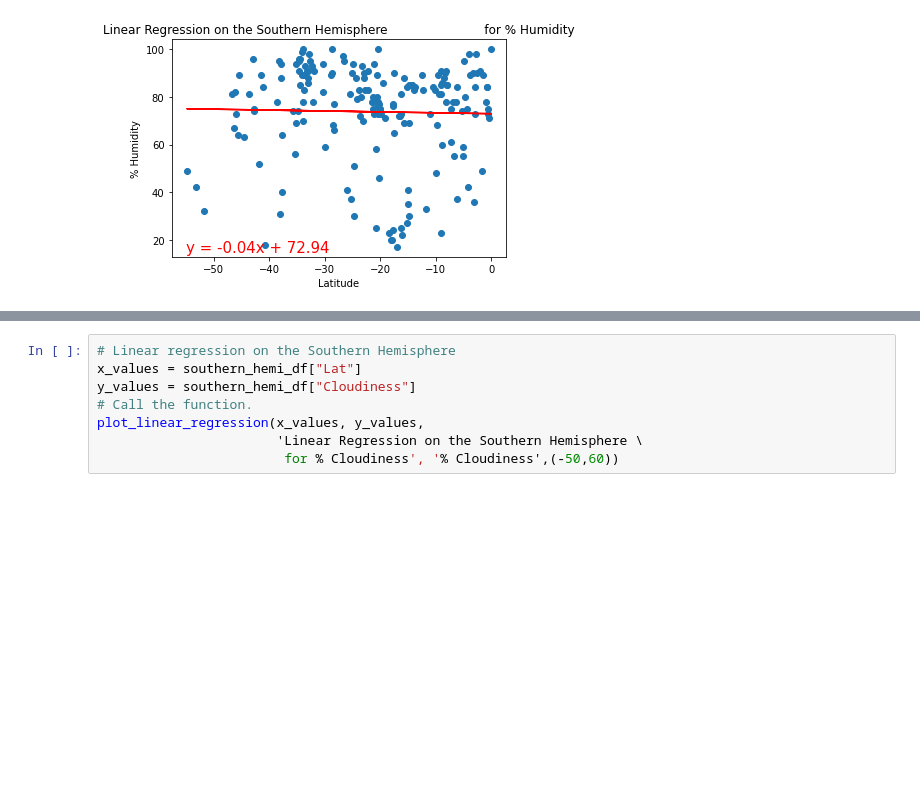
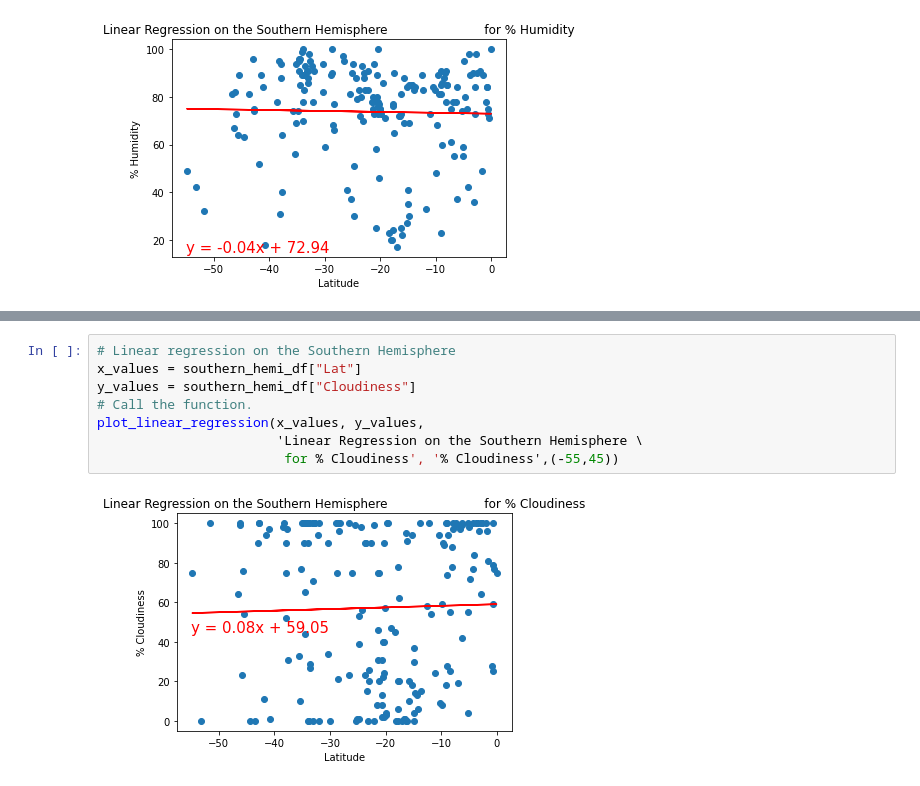
Before and after one commit to nabilram/weather_and_vacation_app, a Jupyter notebook: weatherpy.ipynb, the cells around one changed output, grey strips where cells are left out. Cells and saved outputs as stored; diff of their text form; blank space fills up the shorter version.

```diff
--- a/weatherpy.ipynb
+++ b/weatherpy.ipynb
@@ -333,8 +333,10 @@ plot_linear_regression(x_values, y_values,
 # %%
 # Linear regression on the Southern Hemisphere
 x_values = southern_hemi_df["Lat"]
 y_values = southern_hemi_df["Cloudiness"]
 # Call the function.
 plot_linear_regression(x_values, y_values,
                        'Linear Regression on the Southern Hemisphere \
-                        for % Cloudiness', '% Cloudiness',(-50,60))
+                        for % Cloudiness', '% Cloudiness',(-55,45))
+# %% [output]
+[figure, added]
```
Also changed, not shown: parts of 3 cells of this notebook.
